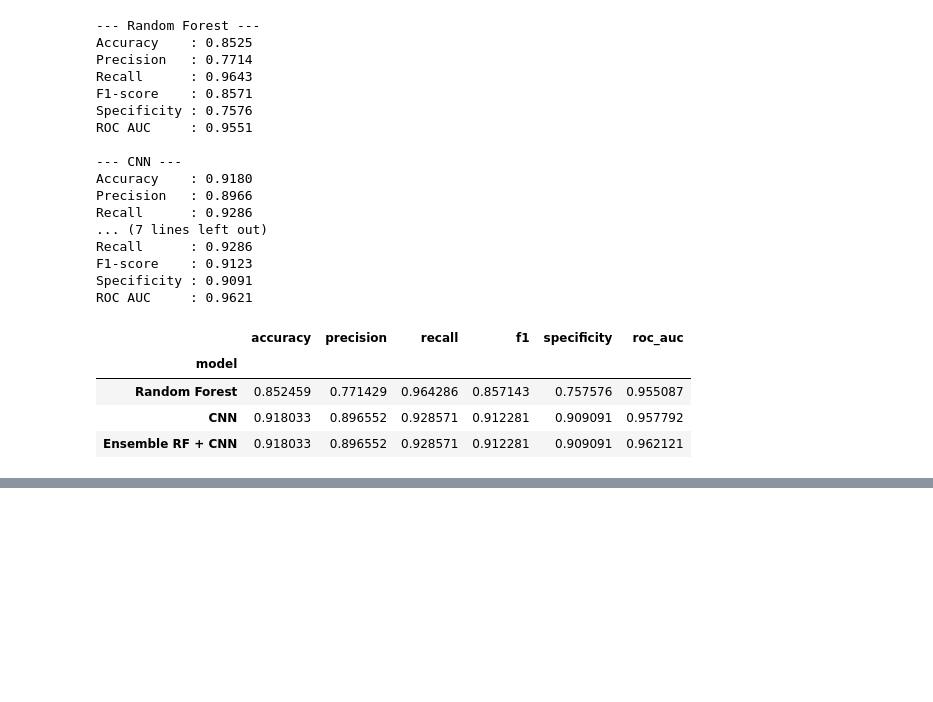
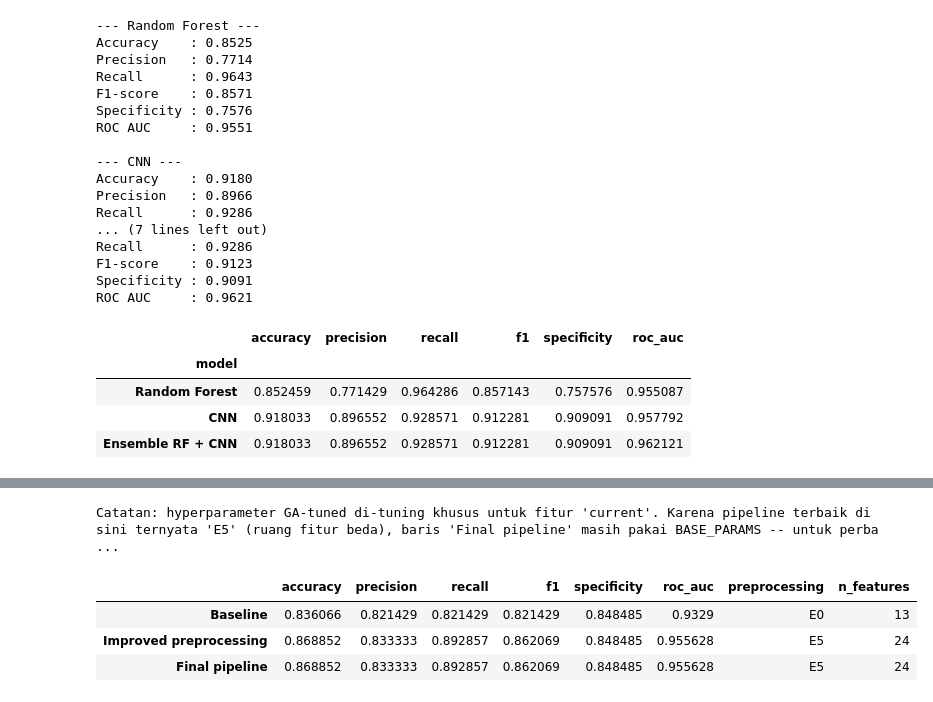
Before and after one commit to marcoyap41/heart-disease-prediction, a Jupyter notebook: main.ipynb, the cells around one changed output, grey strips where cells are left out. Cells and saved outputs as stored; diff of their text form; code cells hidden in the pictures; blank space fills up the shorter version.

```diff
--- a/main.ipynb
+++ b/main.ipynb
@@ -980,5 +1013,6 @@ def decode_ensemble_hyperparams(vec):
 # %%
 from tensorflow.keras.optimizers import Adam
+from tensorflow.keras.callbacks import EarlyStopping
 from sklearn.model_selection import StratifiedKFold
 
 def build_cnn(n_features, filters, kernel_size, dense_units, learning_rate):
@@ -1000,7 +1034,6 @@ _ens_cv = StratifiedKFold(n_splits=3, shuffle=True, random_state=RNG_SEED)
 _ens_fitness_cache = {}
 
 def objective_ensemble_hyperparams(vec) -> float:
-    '''Lower is better -- 100 * (1 - mean akurasi ensemble across StratifiedKFold CV pada training set).'''
     rf_params, cnn_params = decode_ensemble_hyperparams(vec)
     key = (tuple(sorted(rf_params.items())), tuple(sorted(cnn_params.items())))
     if key in _ens_fitness_cache:
@@ -1011,21 +1044,26 @@ def objective_ensemble_hyperparams(vec) -> float:
         Xtr_fold, Xval_fold = X_train[train_idx], X_train[val_idx]
         ytr_fold, yval_fold = y_train[train_idx], y_train[val_idx]
 
-        rf_ = RandomForestClassifier(random_state=RNG_SEED, n_jobs=1, **rf_params)
+        tf.keras.utils.set_random_seed(GLOBAL_SEED)  # FIX 2: reproducible per fold
+        rf_ = RandomForestClassifier(random_state=RNG_SEED, n_jobs=-1, **rf_params)  # SPEEDUP: n_jobs=1 -> -1 (paralel; tidak mengubah hasil RF, cuma kecepatan)
         rf_.fit(Xtr_fold, ytr_fold)
         rf_val_prob = rf_.predict_proba(Xval_fold)[:, 1]
 
         Xtr_fold_cnn = Xtr_fold.reshape(Xtr_fold.shape[0], Xtr_fold.shape[1], 1)
         Xval_fold_cnn = Xval_fold.reshape(Xval_fold.shape[0], Xval_fold.shape[1], 1)
 
+        tf.keras.utils.set_random_seed(GLOBAL_SEED)  # FIX 2: reset lagi persis sebelum CNN
         cnn_ = build_cnn(Xtr_fold.shape[1], cnn_params["filters"], cnn_params["kernel_size"],
                           cnn_params["dense_units"], cnn_params["learning_rate"])
+        # SPEEDUP: EarlyStopping -- selama tuning kita cuma perlu ranking antar kandidat,
+        # bukan model final, jadi begitu loss berhenti turun, hentikan lebih awal (hemat epoch
+        # yang sia-sia, terutama untuk individu GA dengan epochs besar).
+        _es = EarlyStopping(monitor="loss", patience=4, min_delta=1e-3, restore_best_weights=True)
         cnn_.fit(Xtr_fold_cnn, ytr_fold, epochs=cnn_params["epochs"],
-                  batch_size=cnn_params["batch_size"], verbose=0)
+                  batch_size=cnn_params["batch_size"], callbacks=[_es], verbose=0)
         cnn_val_prob = cnn_.predict(Xval_fold_cnn, verbose=0).ravel()
 
-        ens_val_prob = 0.5 * rf_val_prob + 0.5 * cnn_val_prob
-        ens_val_pred = (ens_val_prob >= 0.5).astype(int)
+        ens_val_pred, ens_val_prob = majority_vote(rf_val_prob, cnn_val_prob)  # FIX 1
         fold_accs.append(accuracy_score(yval_fold, ens_val_pred))
 
     mean_acc = float(np.mean(fold_accs))
@@ -1777,0 +1761,39 @@ plot_cv_accuracy(['current', 'current_tuned'])
+# %%
+FINAL_SETUP = [
+    ('Baseline', 'E0', BASE_RF_PARAMS, BASE_CNN_PARAMS),
+    ('Improved preprocessing', best_prep_code, BASE_RF_PARAMS, BASE_CNN_PARAMS),
+    ('Final pipeline', best_prep_code,
+     best_rf_params_ens if best_prep_code == 'current' else BASE_RF_PARAMS,
+     best_cnn_params_ens if best_prep_code == 'current' else BASE_CNN_PARAMS),
+]
+
+if best_prep_code != 'current':
+    print(f"Catatan: hyperparameter GA-tuned di-tuning khusus untuk fitur 'current'. Karena pipeline "
+          f"terbaik di sini ternyata '{best_prep_code}' (ruang fitur beda), baris 'Final pipeline' masih "
+          f"pakai BASE_PARAMS -- untuk perbandingan yang benar-benar adil, tuning GA idealnya diulang "
+          f"untuk fitur '{best_prep_code}' (ganti X_train/X_test di bagian Hyperparameter Tuning dengan "
+          f"output preprocess_{best_prep_code}, lalu jalankan ulang cell GA tuning-nya).")
+
+FINAL_RESULTS, FINAL_PREDS = {}, {}
+
+
+def run_final_evaluation():
+    for label, code_, rf_p, cnn_p in FINAL_SETUP:
+        if code_ not in EXPERIMENTS:
+            print(f'{label}: dilewati, kode eksperimen belum diisi')
+            continue
+        X_tr, y_tr, X_ev, feats = run_preprocess(EXPERIMENTS[code_]['preprocess'], train_df, test_df)
+        pred, prob, rf_prob, cnn_prob = fit_ensemble(X_tr, y_tr, X_ev, rf_p, cnn_p)
+        y_ev = test_df[TARGET].to_numpy(dtype=int)
+        FINAL_RESULTS[label] = {**compute_metrics(y_ev, pred, prob), 'preprocessing': code_, 'n_features': X_tr.shape[1]}
+        FINAL_PREDS[label] = (y_ev, pred)
+    return pd.DataFrame(FINAL_RESULTS).T if FINAL_RESULTS else None
+
+
+run_final_evaluation()
+# %% [output]
+Catatan: hyperparameter GA-tuned di-tuning khusus untuk fitur 'current'. Karena pipeline terbaik di sini ternyata 'E5' (ruang fitur beda), baris 'Final pipeline' masih pakai BASE_PARAMS -- untuk perba ...
+|  | accuracy | precision | recall | f1 | specificity | roc_auc | preprocessing | n_features |
+| Baseline | 0.836066 | 0.821429 | 0.821429 | 0.821429 | 0.848485 | 0.9329 | E0 | 13 |
+| Improved preprocessing | 0.868852 | 0.833333 | 0.892857 | 0.862069 | 0.848485 | 0.955628 | E5 | 24 |
+| Final pipeline | 0.868852 | 0.833333 | 0.892857 | 0.862069 | 0.848485 | 0.955628 | E5 | 24 |
```
Also changed, not shown: parts of 69 cells of this notebook, 1 other file.
